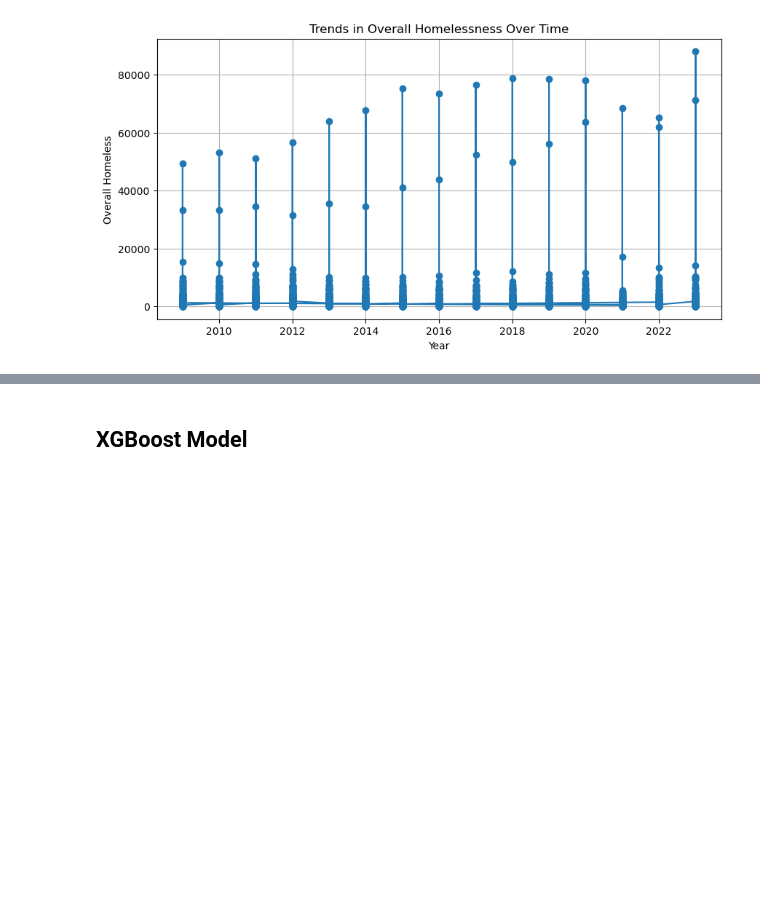
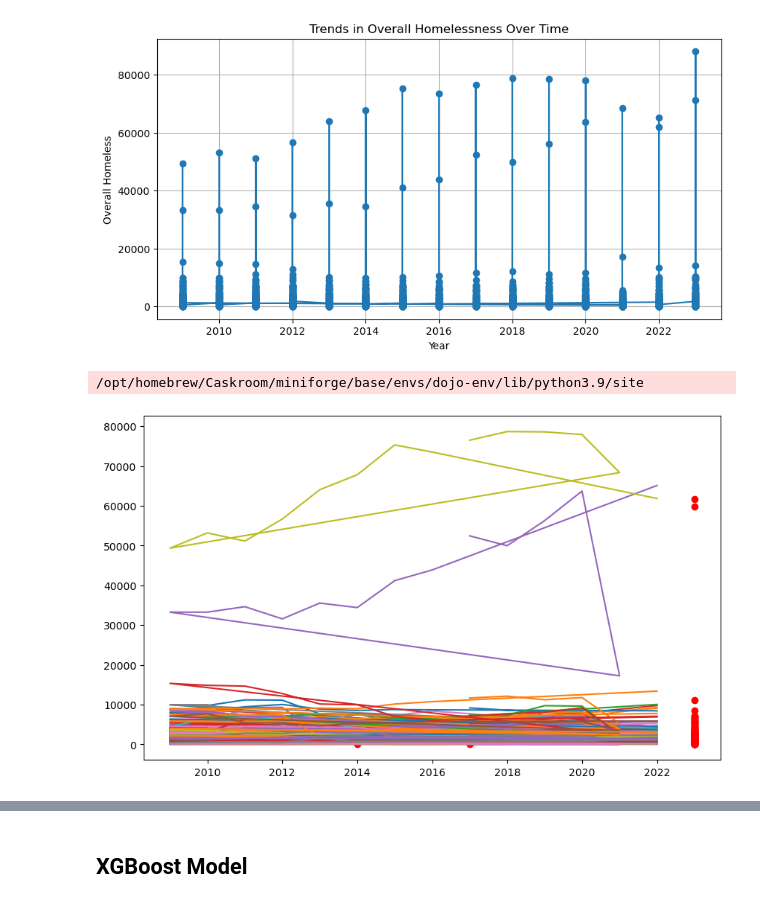
Before and after one commit to SinghNavnoor/homelessness_PIT_count_analysis, a Jupyter notebook: homeless_analysis.ipynb, the cells around one changed output, grey strips where cells are left out. Drawn from its saved outputs; the diff is of its cells as text; code cells hidden in the pictures; blank space fills up the shorter version.

Commit message:
Time Series Data

```diff
--- a/homeless_analysis.ipynb
+++ b/homeless_analysis.ipynb
@@ -1714,0 +1715,4 @@ general_homeless_cols.head()
+# %%
+general_homeless_cols = general_homeless_cols.drop(columns=['CoC Number'])
+
+general_homeless_cols.head()
@@ -1769,3 +1779,42 @@ plt.grid(True)
 plt.show()
 # %% [output]
 [figure]
+# %%
+from statsmodels.tsa.arima.model import ARIMA
+
+general_data_preprocessed = general_data_preprocessed[general_data_preprocessed.index.year != general_data_preprocessed.index.max().year]
+
+# Filter columns for each CoC and predict
+coc_columns = [col for col in general_data_preprocessed.columns if 'CoC Name_' in col]
+predictions = {}
+
+# Initialize a plot for visual comparison
+plt.figure(figsize=(10, 6))
+
+for coc in coc_columns:
+    # Selecting the series for each CoC
+    series = general_data_preprocessed[general_data_preprocessed[coc] == 1]['Overall Homeless']
+
+    # Check if the series has enough data
+    if len(series) > 3:  # Ensure there are more than 3 data points
+        try:
+            # Fit ARIMA model
+            model = ARIMA(series, order=(3,1,1))
+            model_fit = model.fit()
+
+            # Predict the next period (2024)
+            forecast = model_fit.forecast(steps=1)
+            predictions[coc] = forecast.iloc[0]  # Use iloc to access the forecast safely
+
+            # Plotting historical and predicted values
+            plt.plot(series.index, series, label=f'Historical {coc}')
+            plt.scatter(series.index[-1] + pd.DateOffset(years=1), forecast.iloc[0], color='red')  # Point for 2024
+
+        except Exception as e:
+            print(f"Failed to model {coc} due to insufficient data or other errors: {str(e)}")
+
+# Convert predictions dictionary to a DataFrame for better visualization
+predictions_df = pd.DataFrame(list(predictions.items()), columns=['CoC Name', '2024 Predicted Overall Homeless'])
+# %% [output]
+/opt/homebrew/Caskroom/miniforge/base/envs/dojo-env/lib/python3.9/site
+[figure, added]
```
Also changed, not shown: parts of 12 cells of this notebook, 1 other file.
